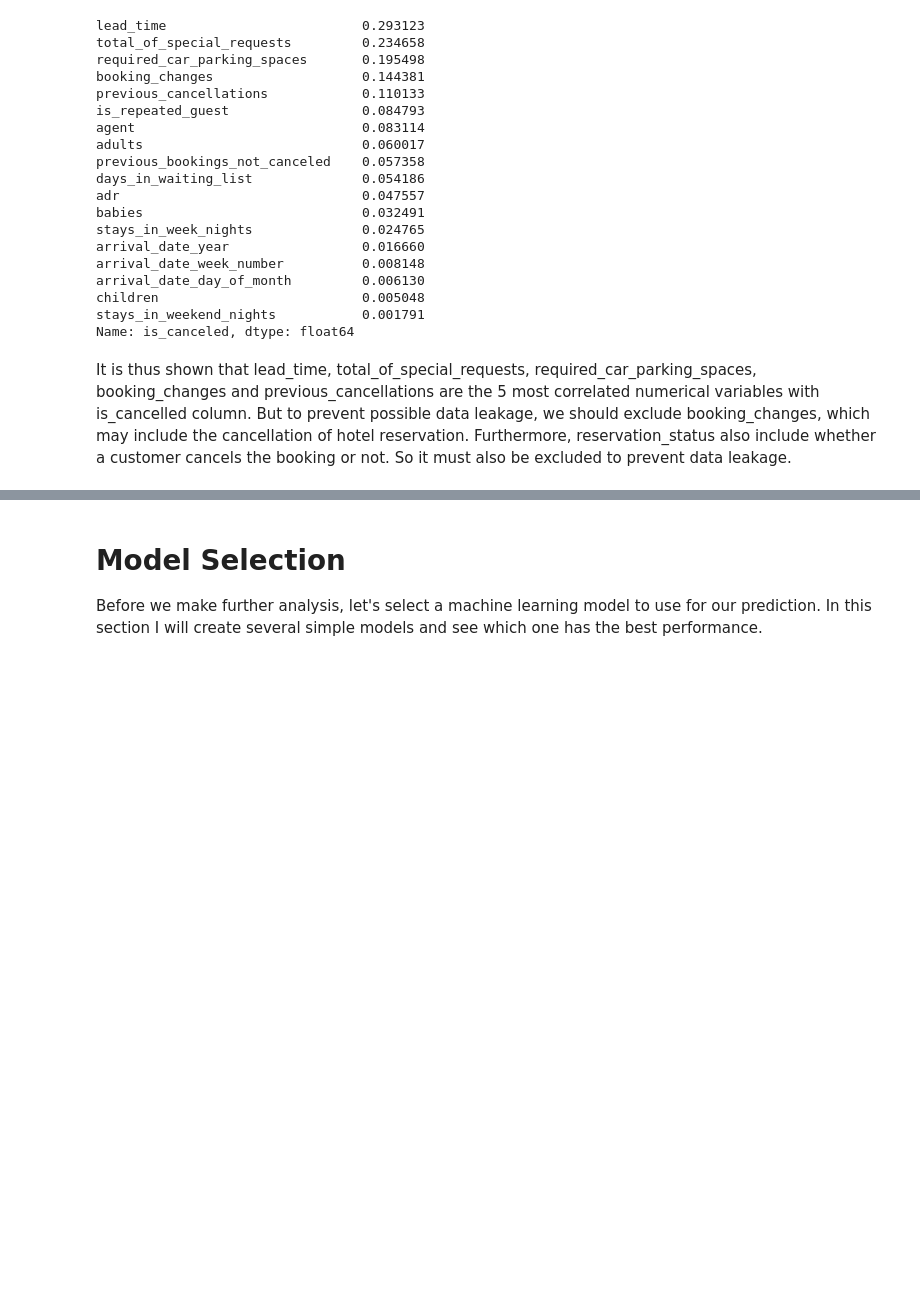
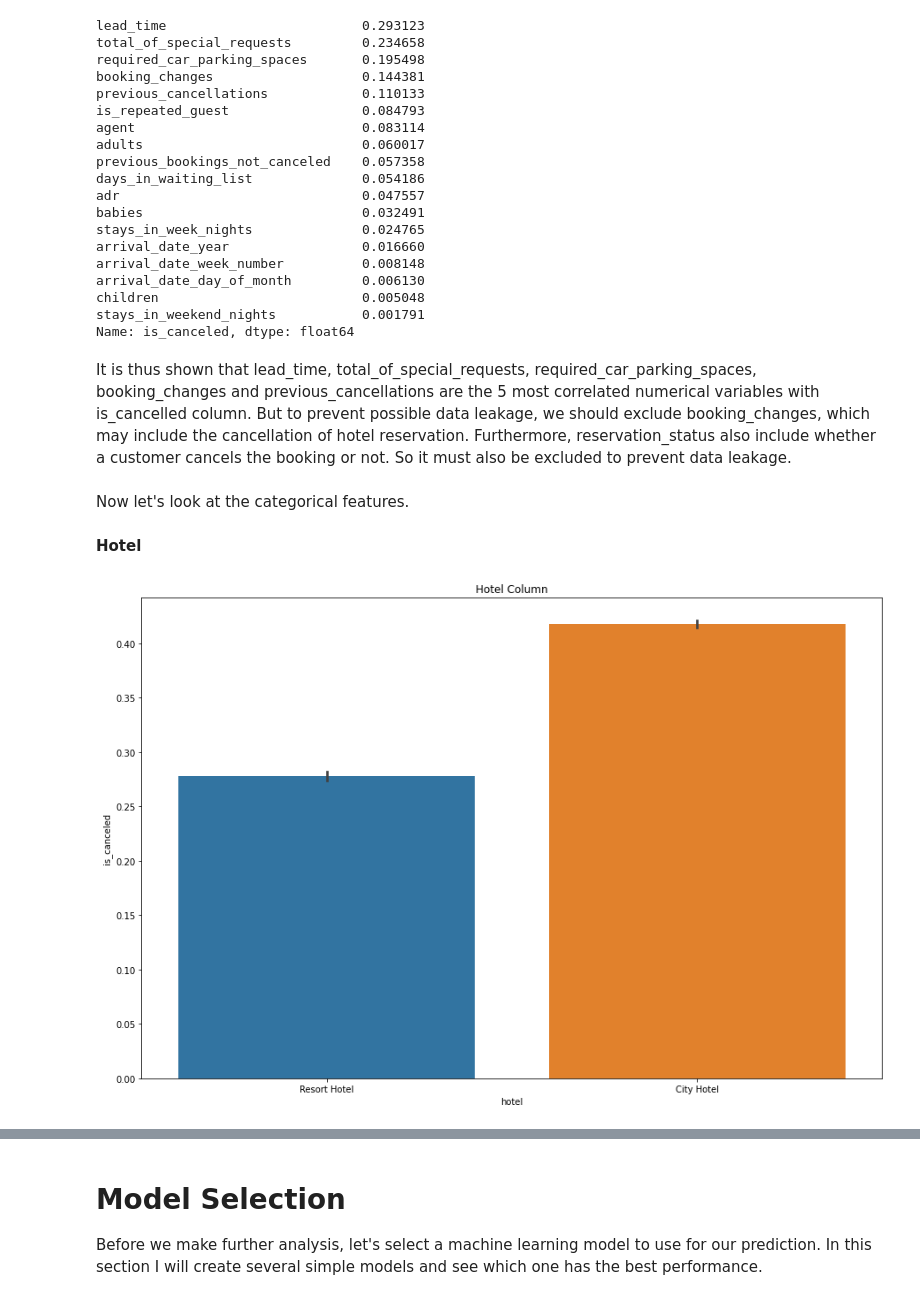
Before and after one commit to RandomY-2/Hotel_Reservation_Prediction, a Jupyter notebook: hotel-book-data-analysis.ipynb, the cells around one changed output, grey strips where cells are left out. Drawn from its saved outputs; the diff is of its cells as text; code cells hidden in the pictures; blank space fills up the shorter version.

```diff
--- a/hotel-book-data-analysis.ipynb
+++ b/hotel-book-data-analysis.ipynb
@@ -361,3 +382,14 @@ stays_in_weekend_nights           0.001791
 Name: is_canceled, dtype: float64
 # %% [markdown]
 It is thus shown that lead_time, total_of_special_requests, required_car_parking_spaces, booking_changes and previous_cancellations are the 5 most correlated numerical variables with is_cancelled column. But to prevent possible data leakage, we should exclude booking_changes, which may include the cancellation of hotel reservation. Furthermore, reservation_status also include whether a customer cancels the booking or not. So it must also be excluded to prevent data leakage.
+# %% [markdown]
+Now let's look at the categorical features.
+# %% [markdown]
+**Hotel**
+# %%
+plt.figure(figsize=(15, 10))
+plt.title("Hotel Column")
+sns.barplot(x=full_data['hotel'], y=full_data['is_canceled'])
+plt.show()
+# %% [output]
+[figure, added]
```
Also changed, not shown: parts of 42 cells of this notebook, 2 other files.
